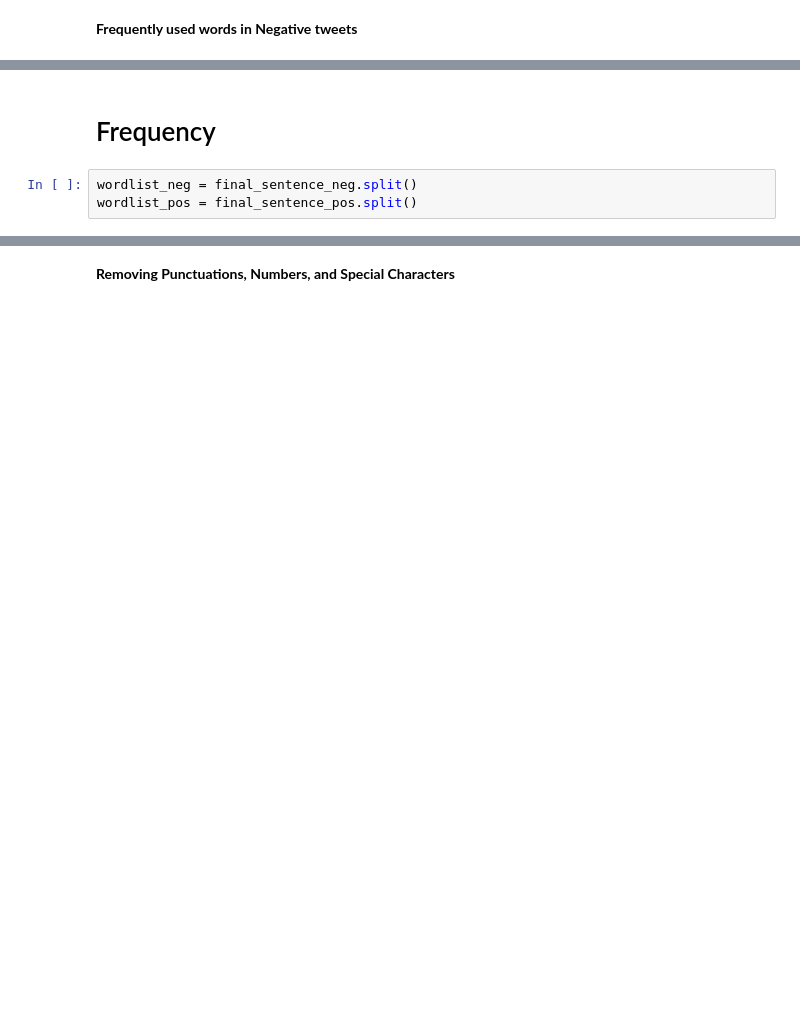
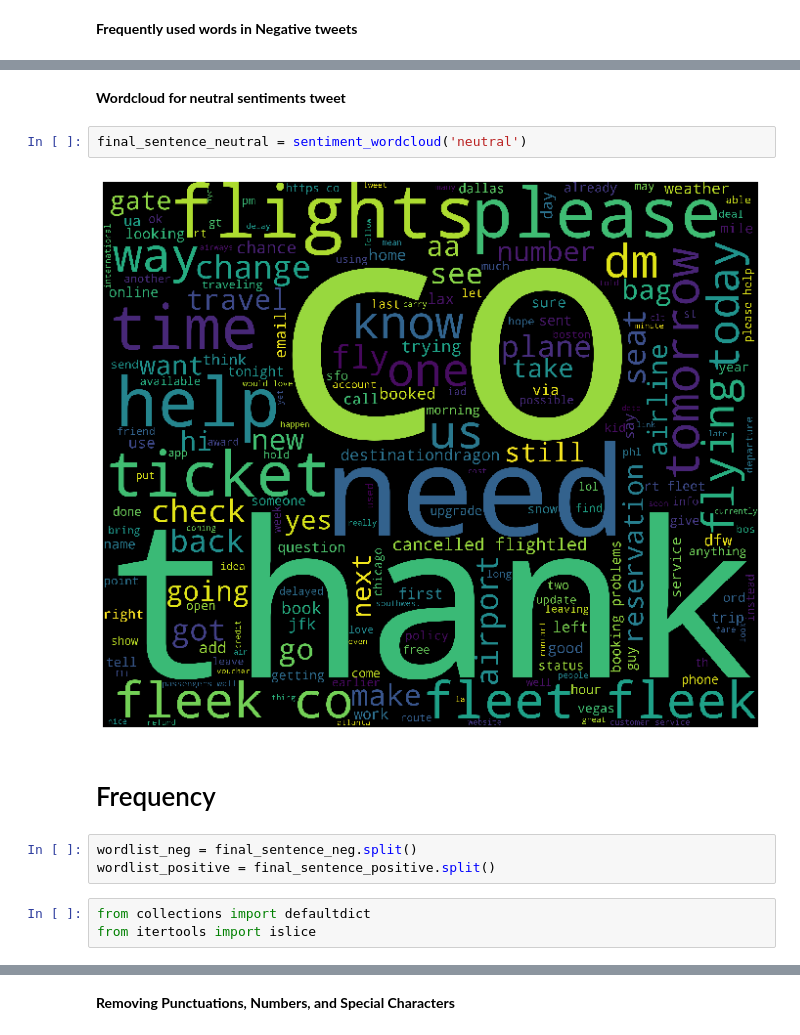
Before and after one commit to shritidatta/Predict_Customer_Sentiment, a Jupyter notebook: Usecase-3_Predict_Customer_Sentiment.ipynb, the cells around one changed output, grey strips where cells are left out. Saved outputs shown, nothing was run; the diff lists cells and outputs as text; blank space fills up the shorter version.

```diff
--- a/Usecase-3_Predict_Customer_Sentiment.ipynb
+++ b/Usecase-3_Predict_Customer_Sentiment.ipynb
@@ -303,5 +290,14 @@ plt.show()
+# %% [markdown]
+**Wordcloud for neutral sentiments tweet**
+# %%
+final_sentence_neutral = sentiment_wordcloud('neutral')
+# %% [output]
+[figure, added]
 # %% [markdown]
 # Frequency
 # %%
 wordlist_neg = final_sentence_neg.split()
-wordlist_pos = final_sentence_pos.split()
+wordlist_positive = final_sentence_positive.split()
+# %%
+from collections import defaultdict
+from itertools import islice
```
Also changed, not shown: parts of 36 cells of this notebook, 1 other file.
